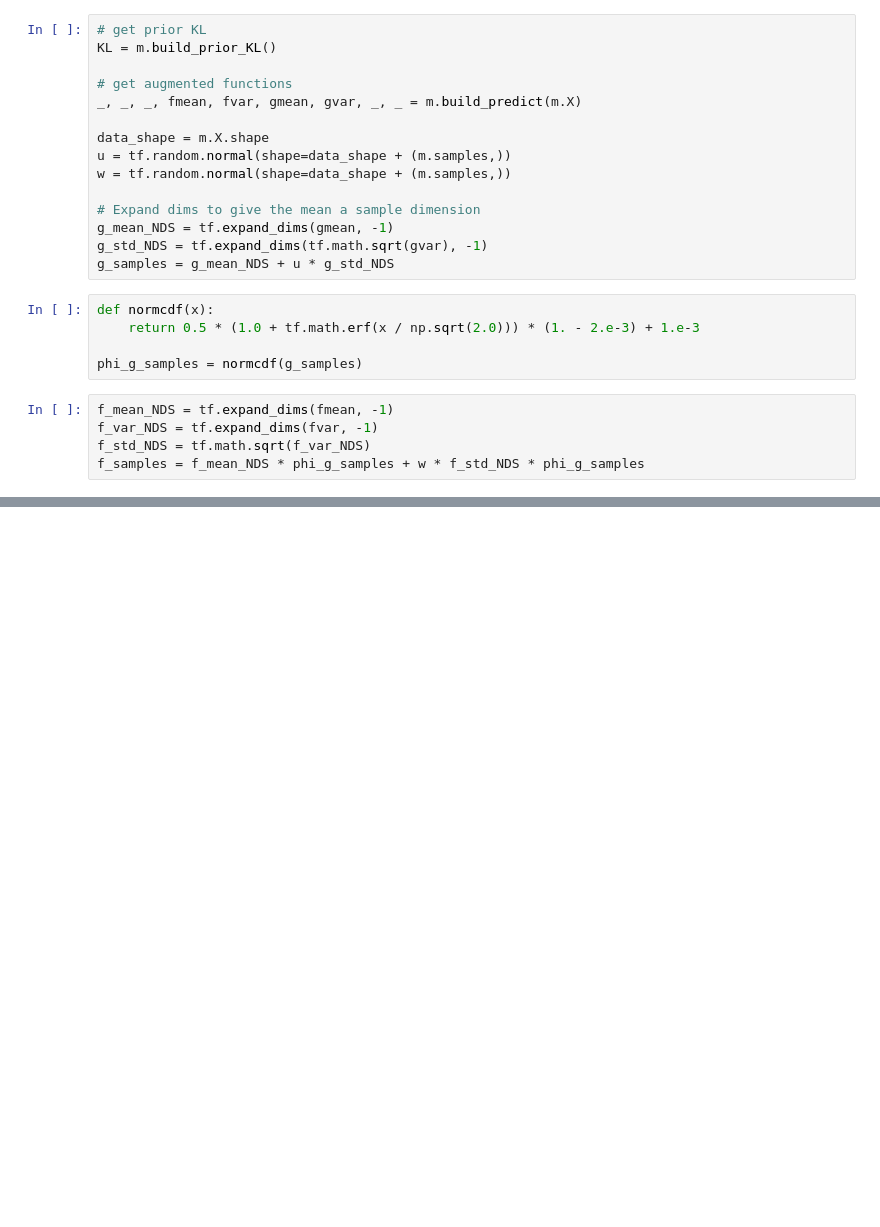
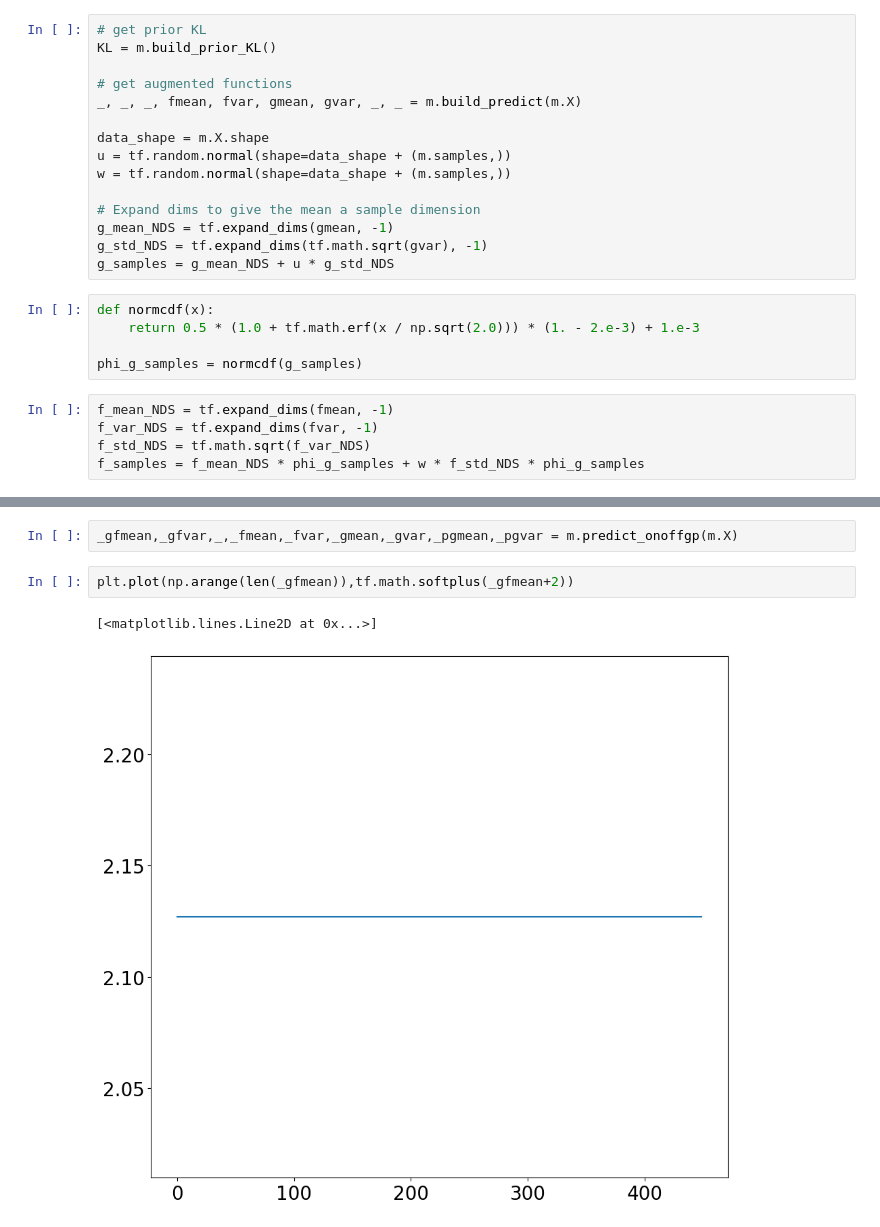
Before and after one commit to kheuton/zero-inflated-gp, a Jupyter notebook: Optimize MC Poi.ipynb, the cells around one changed output, grey strips where cells are left out. Drawn from its saved outputs; the diff is of its cells as text; blank space fills up the shorter version.

```diff
--- a/Optimize MC Poi.ipynb
+++ b/Optimize MC Poi.ipynb
@@ -171,0 +243,7 @@ Zg
+# %%
+_gfmean,_gfvar,_,_fmean,_fvar,_gmean,_gvar,_pgmean,_pgvar = m.predict_onoffgp(m.X)
+# %%
+plt.plot(np.arange(len(_gfmean)),tf.math.softplus(_gfmean+2))
+# %% [output]
+[<matplotlib.lines.Line2D at 0x...>]
+[figure, added]
```
Also changed, not shown: parts of 12 cells of this notebook, 2 other files.
